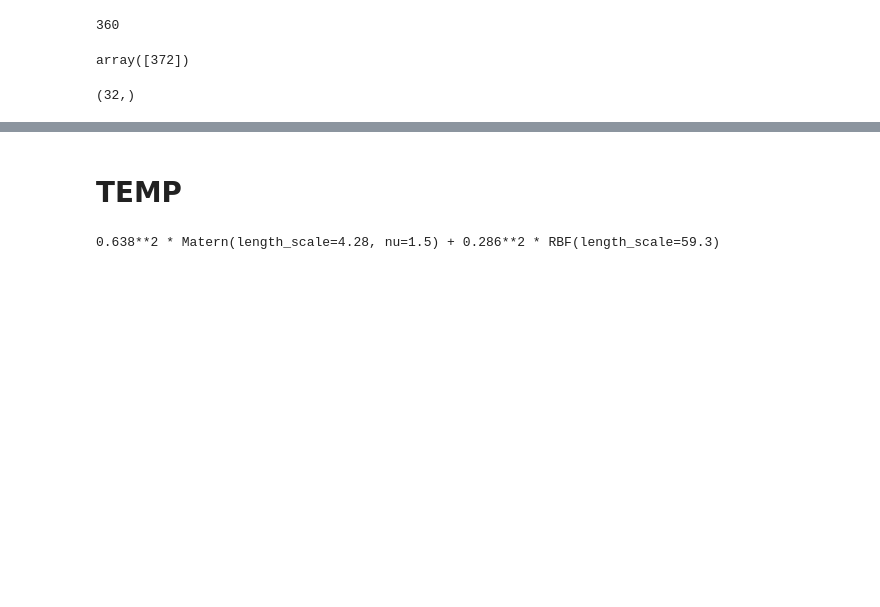
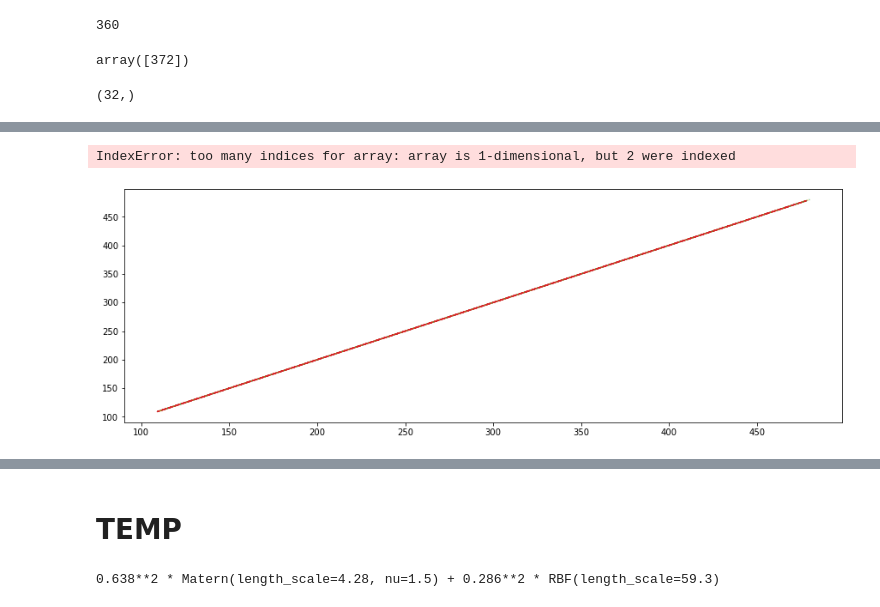
Before and after one commit to Polichinel/Detectron2, a Jupyter notebook: misc/estimating_exposure.ipynb, the cells around one changed output, grey strips where cells are left out. Saved outputs shown, nothing was run; the diff lists cells and outputs as text; code cells hidden in the pictures; blank space fills up the shorter version.

```diff
--- a/misc/estimating_exposure.ipynb
+++ b/misc/estimating_exposure.ipynb
@@ -74,0 +175,8 @@ plt.show()
+# %%
+plt.figure(figsize =  [15,5])
+plt.plot(x_new[:,0:4], y_new[:,0:4], '--', label="log best")
+plt.plot(x_new[:,0:4], mean_prediction[:,0:4], label="Mean prediction")
+plt.show()
+# %% [output]
+IndexError: too many indices for array: array is 1-dimensional, but 2 were indexed
+[figure, added]
```
Also changed, not shown: parts of 22 cells of this notebook.
